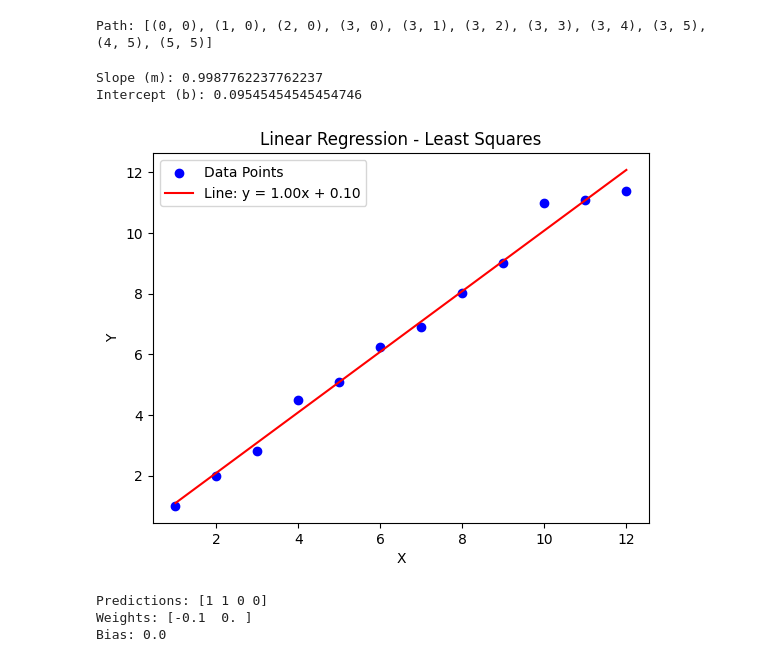
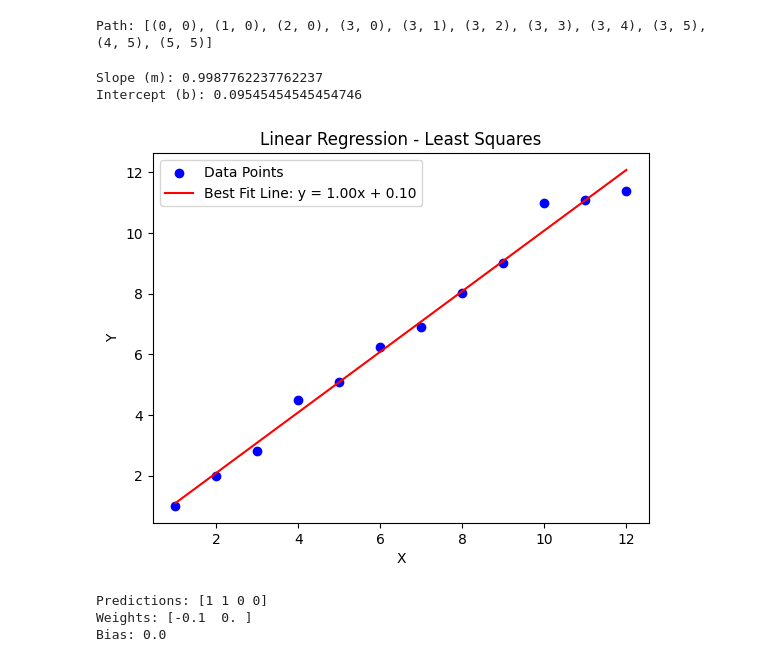
Before and after one commit to np-nandanpatil/ml-lab, a Jupyter notebook: SimplifiedLabPrograms.ipynb, the cells around one changed output. Drawn from its saved outputs; the diff is of its cells as text; code cells hidden in the pictures.

Commit message:
3rd program simplified

```diff
--- a/SimplifiedLabPrograms.ipynb
+++ b/SimplifiedLabPrograms.ipynb
@@ -115,6 +115,7 @@ print("Path:", path)
 Path: [(0, 0), (1, 0), (2, 0), (3, 0), (3, 1), (3, 2), (3, 3), (3, 4), (3, 5), (4, 5), (5, 5)]
 # %%
 # Program 3
+# Program to implement linear regression using the least squares method
 
 import numpy as np
 import matplotlib.pyplot as plt
@@ -128,40 +129,36 @@ def linear_regression(x, y):
     num = np.sum((x - mean_x) * (y - mean_y))
     den = np.sum((x - mean_x) ** 2)
 
     m = num / den
     b = mean_y - m * mean_x
 
     return m, b
 
-# Predict y from x using the formula y = mx + b
-def predict(x, m, b):
-    return m * x + b
-
 # Example data
 x = np.array([1,2,3,4,5,6,7,8,9,10,11,12])
 y = np.array([1,2,2.8,4.5,5.1,6.23,6.9,8.01,9.01,11,11.1,11.4])
 
 # Get the best-fit line
 m, b = linear_regression(x, y)
 
 print(f"Slope (m): {m}")
 print(f"Intercept (b): {b}")
 
 # Get predicted y values
-y_pred = predict(x, m, b)
+y_pred = m * x + b
 
 # Plot
 plt.scatter(x, y, color='blue', label='Data Points')
-plt.plot(x, y_pred, color='red', label=f'Line: y = {m:.2f}x + {b:.2f}')
+plt.plot(x, y_pred, color='red', label=f'Best Fit Line: y = {m:.2f}x + {b:.2f}')
 plt.xlabel('X')
 plt.ylabel('Y')
 plt.title('Linear Regression - Least Squares')
 plt.legend()
 plt.show()
 # %% [output]
 Slope (m): 0.9987762237762237
 Intercept (b): 0.09545454545454746
-[figure, old version]
+[figure, new version]
 # %%
 # Program 6
 
```
